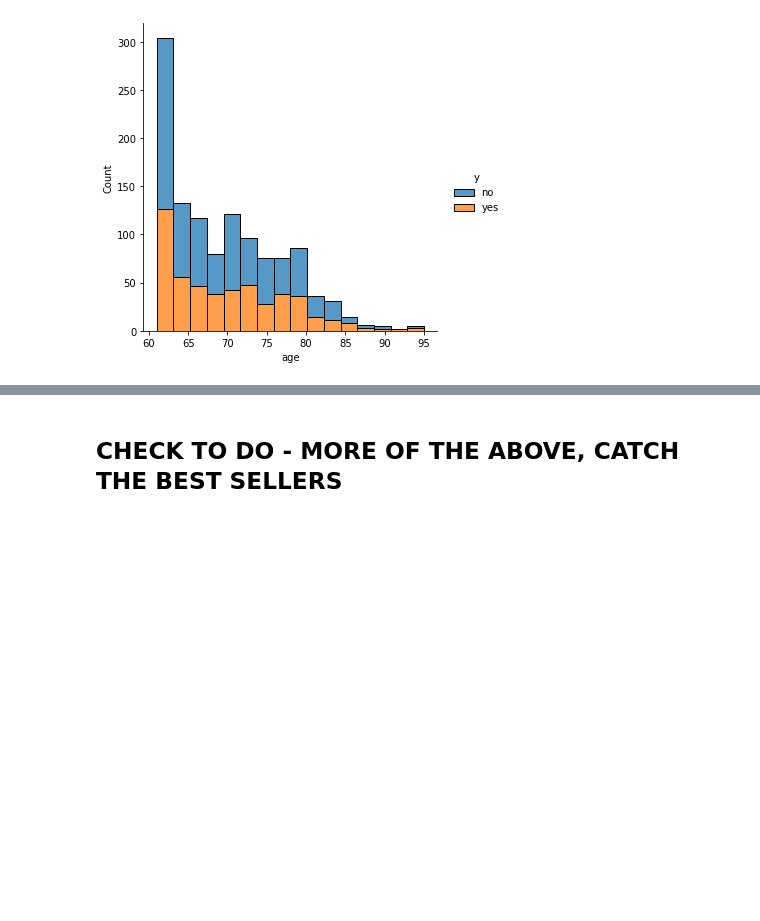
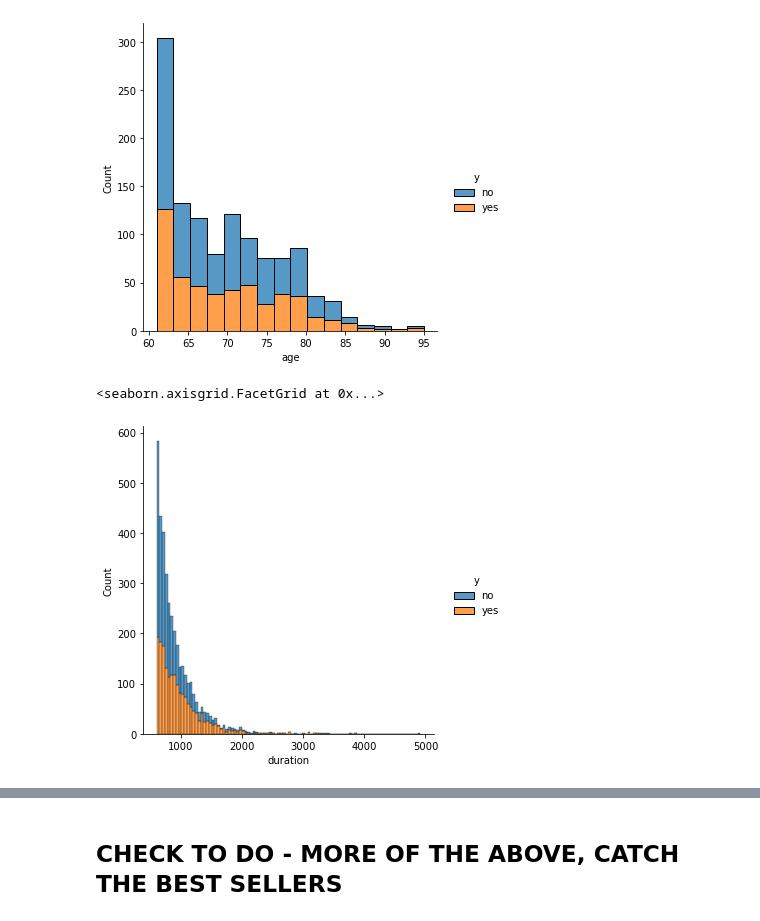
Before and after one commit to andreastgram/ds_banking, a Jupyter notebook: ds_banking.ipynb, the cells around one changed output, grey strips where cells are left out. Drawn from its saved outputs; the diff is of its cells as text; code cells hidden in the pictures; blank space fills up the shorter version.

Commit message:
visualization done

```diff
--- a/ds_banking.ipynb
+++ b/ds_banking.ipynb
@@ -153,3 +156,8 @@ sns.displot(df[df['age'] > 60], x="age", hue="y", multiple="stack")
 # %% [output]
 <seaborn.axisgrid.FacetGrid at 0x...>
 [figure]
+# %%
+sns.displot(df[df['duration'] > 600], x='duration', hue='y', multiple='stack')
+# %% [output]
+<seaborn.axisgrid.FacetGrid at 0x...>
+[figure, added]
```
Also changed, not shown: parts of 18 cells of this notebook.
